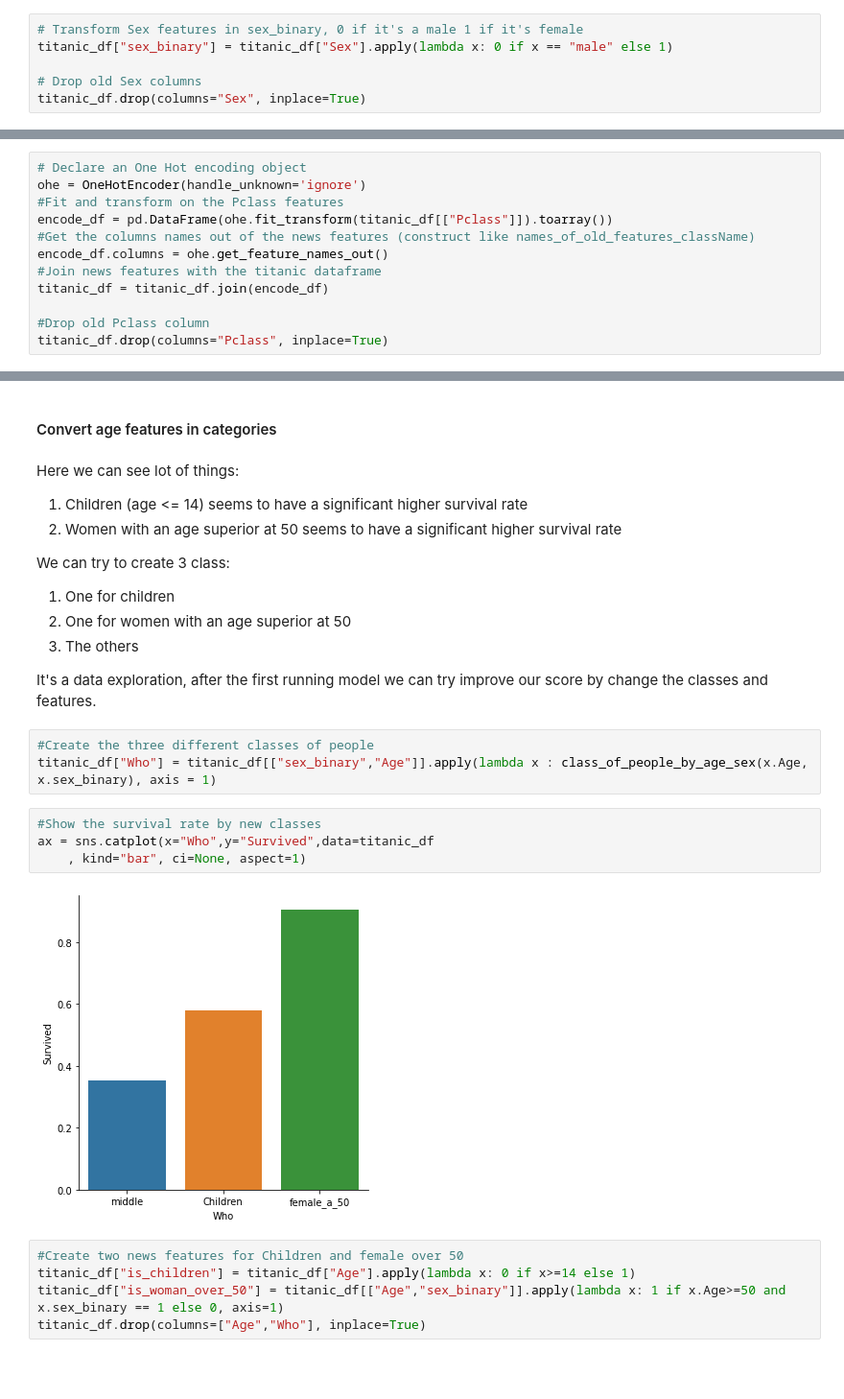
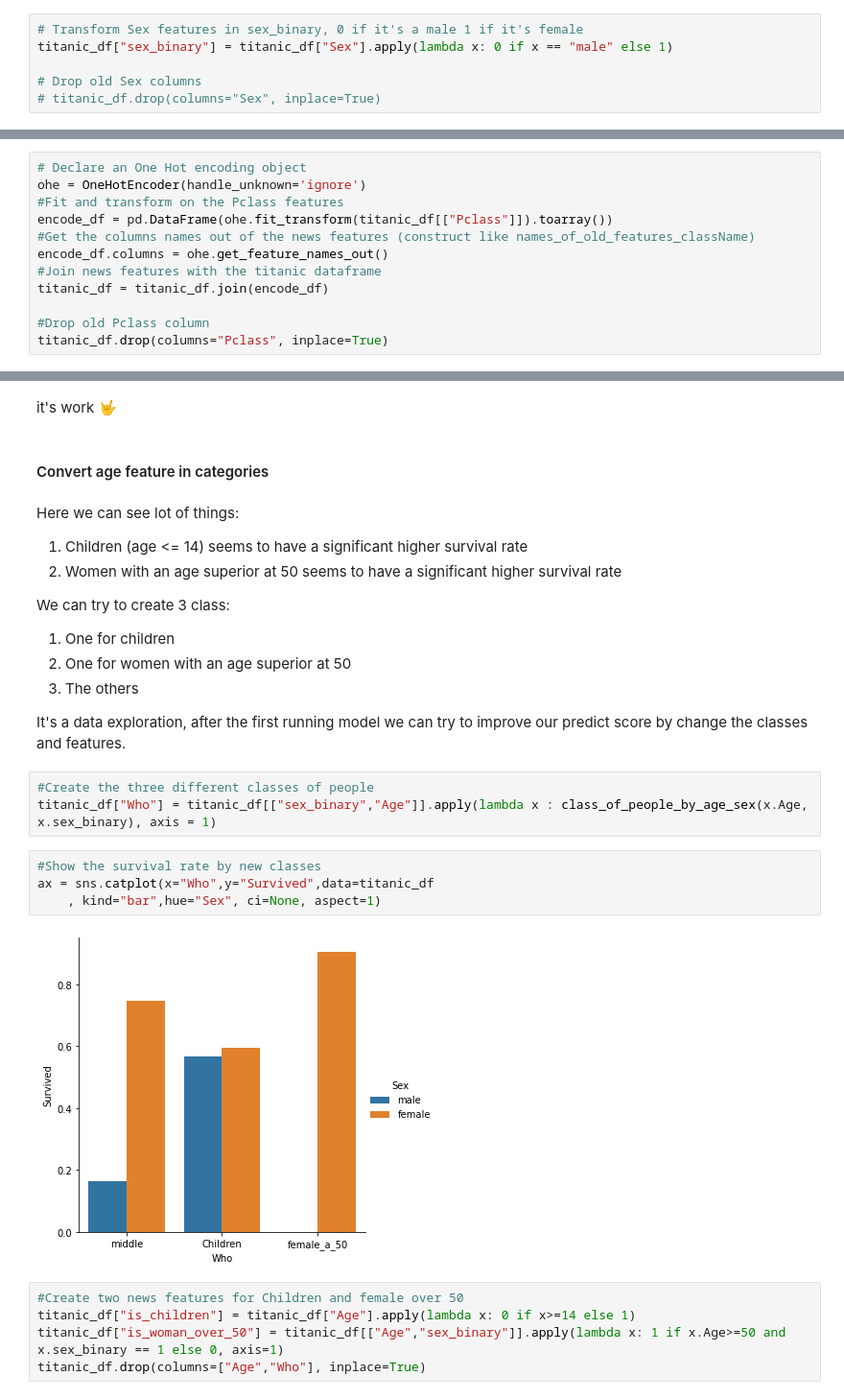
Before and after one commit to chris97425/titanic_kaggle_training, a Jupyter notebook: Notebook/data_analysis.ipynb, the cells around one changed output, grey strips where cells are left out. Shown at 96% size. Saved outputs shown, nothing was run; the diff lists cells and outputs as text; blank space fills up the shorter version.

```diff
--- a/Notebook/data_analysis.ipynb
+++ b/Notebook/data_analysis.ipynb
@@ -239,7 +240,7 @@ For this type of data we can use a one hot encoder to convert no binary class in
 titanic_df["sex_binary"] = titanic_df["Sex"].apply(lambda x: 0 if x == "male" else 1)
 
 # Drop old Sex columns
-titanic_df.drop(columns="Sex", inplace=True)
+# titanic_df.drop(columns="Sex", inplace=True)
 # %% [markdown]
 #### Convert Pclass in binary class
 # %%
@@ -264,5 +265,7 @@ titanic_df.head(2)
+# %% [markdown]
+it's work 🤟
 # %% [markdown]
-#### Convert age features in categories
+#### Convert age feature in categories
 # %% [markdown]
 Here we can see lot of things:
 1. Children (age <= 14) seems to have a significant higher survival rate
@@ -273,16 +276,16 @@ We can try to create 3 class:
 2. One for women with an age superior at 50
 3. The others
 
-It's a data exploration, after the first running model we can try improve  our score by change the classes and features.
+It's a data exploration, after the first running model we can try to improve  our predict score by change the classes and features.
 # %%
 #Create the three different classes of people
 titanic_df["Who"] = titanic_df[["sex_binary","Age"]].apply(lambda x : class_of_people_by_age_sex(x.Age, x.sex_binary), axis = 1)
 # %%
 #Show the survival rate by new classes
 ax = sns.catplot(x="Who",y="Survived",data=titanic_df
-    , kind="bar", ci=None, aspect=1)
+    , kind="bar",hue="Sex", ci=None, aspect=1)
 # %% [output]
-[figure, old version]
+[figure, new version]
 # %%
 #Create two news features for Children and female over 50
 titanic_df["is_children"] = titanic_df["Age"].apply(lambda x: 0 if x>=14 else 1)
```
Also changed, not shown: parts of 47 cells of this notebook.
